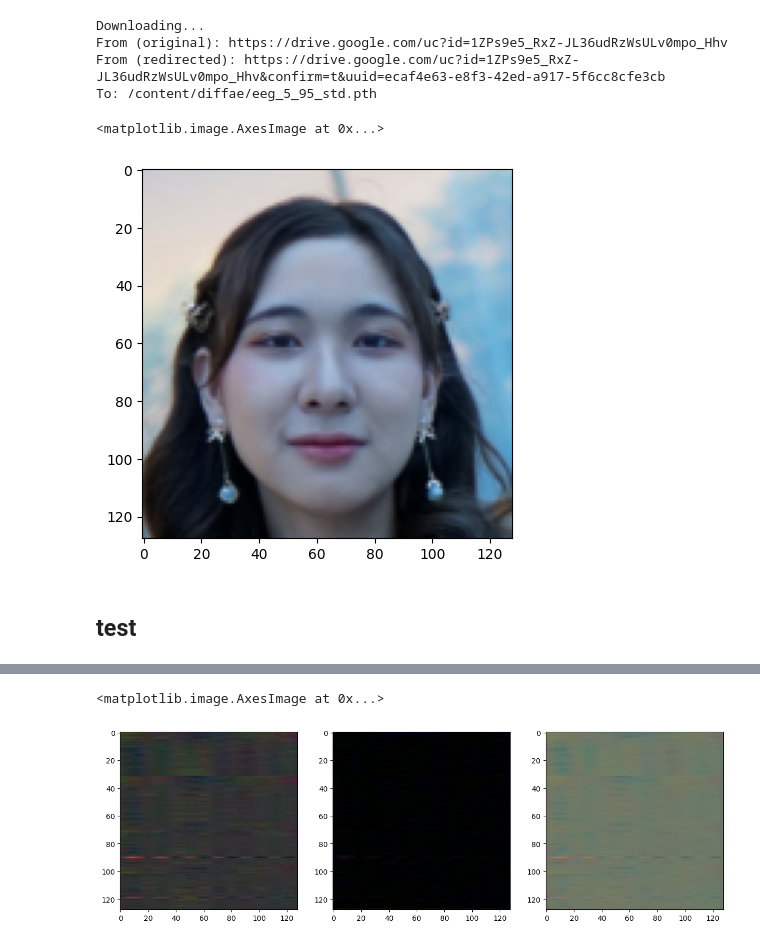
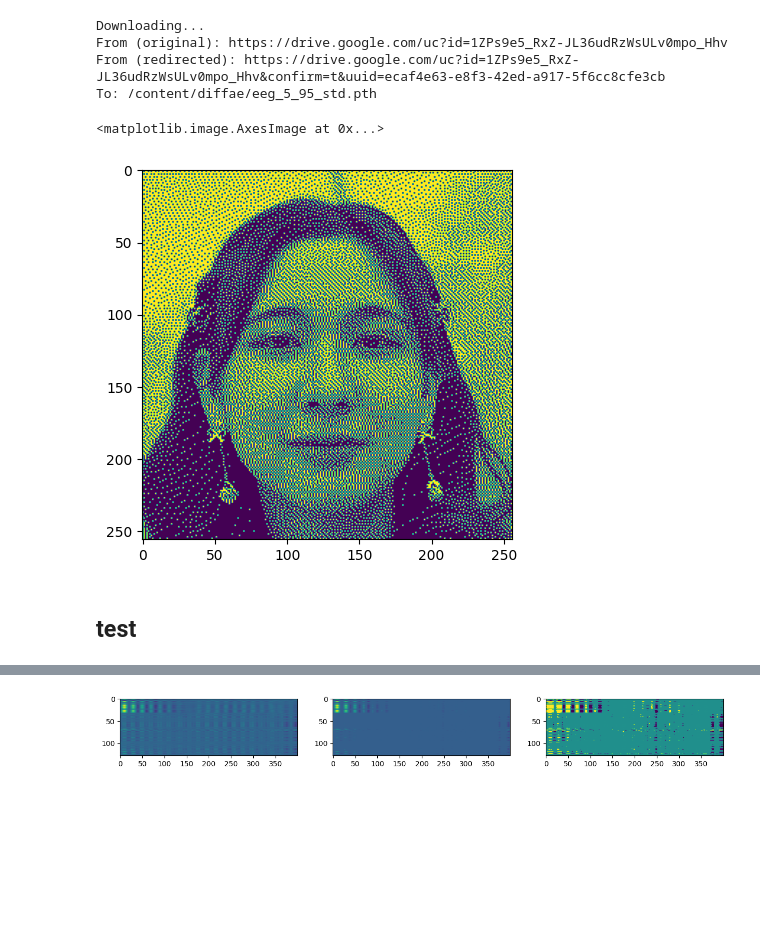
Before and after one commit to Kosar-sanjar/diffae, a Jupyter notebook: test_EEG_with_trained_model.ipynb, the cells around one changed output, grey strips where cells are left out. Drawn from its saved outputs; the diff is of its cells as text; code cells hidden in the pictures; blank space fills up the shorter version.

Commit message:
use EEG as float32 and increse train sample 3000

```diff
--- a/test_EEG_with_trained_model.ipynb
+++ b/test_EEG_with_trained_model.ipynb
@@ -98,7 +98,7 @@ env = lmdb.open(
             readahead=False,
             meminit=False,
         )
-index=1010
+index=3010
 with env.begin(write=False) as txn:
     # key = f'{self.original_resolution}-{str(index).zfill(self.zfill)}'.encode(
     #     'utf-8')
@@ -106,15 +106,12 @@ with env.begin(write=False) as txn:
 
     img_bytes = txn.get(key)
 
-buffer = np.frombuffer(img_bytes).reshape((128,128,3))
-normalized_data = (buffer - np.min(buffer)) / (np.max(buffer) - np.min(buffer))
-scaled_data = normalized_data * 255
-integer_data = scaled_data.astype(np.uint8)
-img = Image.fromarray(integer_data,"RGB")
+buffer = np.frombuffer(img_bytes).reshape((128,400))
+# scaled_data = buffer * 1
+EEG1 = buffer.astype(np.float32)
 
-img.save("imgs_align/EEG1.jpg")
 
-index=1011
+index=3020
 with env.begin(write=False) as txn:
     # key = f'{self.original_resolution}-{str(index).zfill(self.zfill)}'.encode(
     #     'utf-8')
@@ -122,33 +119,30 @@ with env.begin(write=False) as txn:
 
     img_bytes = txn.get(key)
 
-buffer = np.frombuffer(img_bytes).reshape((128,128,3))
-normalized_data = (buffer - np.min(buffer)) / (np.max(buffer) - np.min(buffer))
-scaled_data = normalized_data * 255
-integer_data = scaled_data.astype(np.uint8)
-img = Image.fromarray(integer_data,"RGB")
-
-img.save("imgs_align/EEG2.jpg")
+buffer = np.frombuffer(img_bytes).reshape((128,400))
+# scaled_data = buffer * 1
+EEG2 = buffer.astype(np.float32)
 # %%
 data = ImageDataset('imgs_align', image_size=conf.img_size, exts=['jpg', 'JPG', 'png'], do_augment=False)
-batch_eeg = data[1]['img'][None]
-batch_eeg2 = data[0]['img'][None]
-batch_tree = data[2]['img'][None]
+batch_tree = data[0]['img'][None]
+data_EEG= NumpyDataset([EEG1,EEG2])
+batch_EEG1= data_EEG[0]['EEG'][None]
+batch_EEG2= data_EEG[1]['EEG'][None]
 # %%
 import matplotlib.pyplot as plt
 plt.imshow(batch_tree[0].permute([1, 2, 0]) / 2 + 0.5)
 # %% [output]
 <matplotlib.image.AxesImage at 0x...>
-[figure, old version]
+[figure, new version]
 # %% [markdown]
 ## test
 # %%
-cond_eeg = model.encode(batch_eeg.to(device))
-xT_tree = model.encode_stochastic(batch_eeg.to(device), cond_eeg, T=250)
+cond_eeg1 = model.encode(batch_EEG1.to(device))
+xT_tree = model.encode_stochastic(batch_EEG1.to(device), cond_eeg1, T=250)
 # %%
-pred = model.render(xT_tree, cond_eeg, T=20)
+pred = model.render(xT_tree, cond_eeg1, T=20)
 fig, ax = plt.subplots(1, 3, figsize=(15, 5))
-ori = (batch_eeg + 1) / 2
+ori = (batch_EEG1 + 1) / 2
 ax[0].imshow(ori[0].permute(1, 2, 0).cpu())
 ax[1].imshow(xT_tree[0].permute(1, 2, 0).cpu())
 ax[2].imshow(pred[0].permute(1, 2, 0).cpu())
@@ -157,3 +151,2 @@ WARNING:matplotlib.image:Clipping input data to the valid range for imshow with
-<matplotlib.image.AxesImage at 0x...>
-[figure, old version]
+[figure, new version]
 # %%
```
Also changed, not shown: parts of 10 cells of this notebook, 4 other files.
